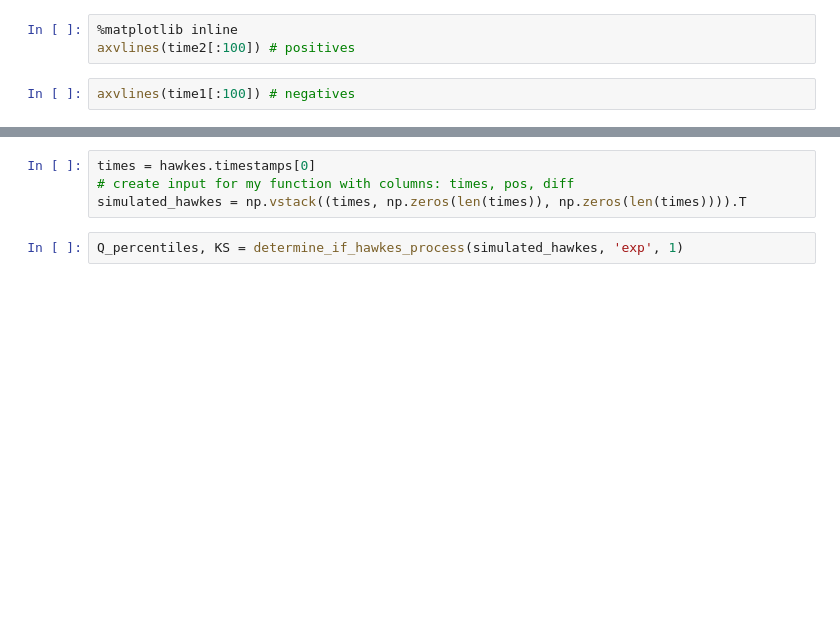
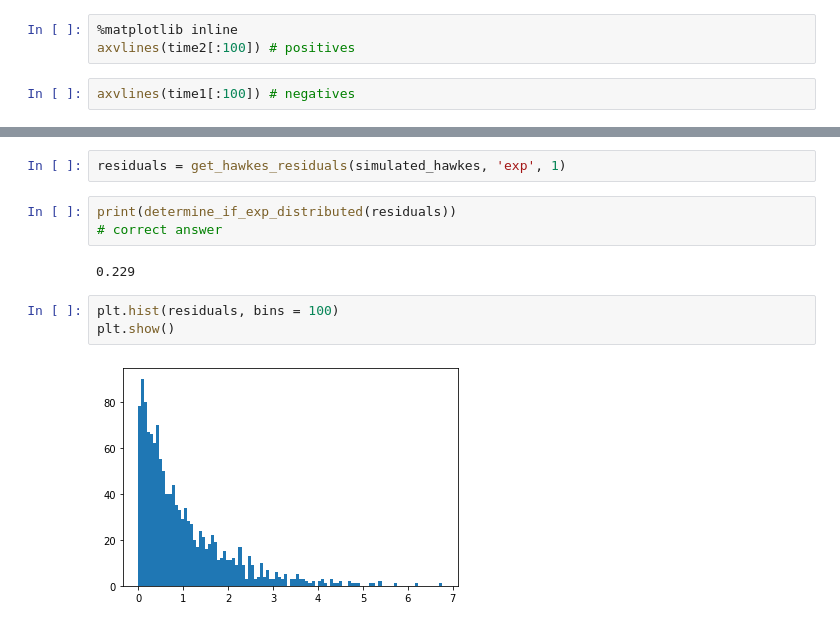
Before and after one commit to irrationomical/OOTM-Option-Pricing-with-Power-Laws-and-News, a Jupyter notebook: HawkesProcess.ipynb, the cells around one changed output, grey strips where cells are left out. Drawn from its saved outputs; the diff is of its cells as text; blank space fills up the shorter version.

Commit message:
added to hawkes_statistical_tests

```diff
--- a/HawkesProcess.ipynb
+++ b/HawkesProcess.ipynb
@@ -988,7 +1001,13 @@ plot_point_process(hawkes, n_points=50000, t_min=10, max_jumps=100, ax=ax)
-# %%
-times = hawkes.timestamps[0]
-# create input for my function with columns: times, pos, diff
-simulated_hawkes = np.vstack((times, np.zeros(len(times)), np.zeros(len(times)))).T
 # %%
-Q_percentiles, KS = determine_if_hawkes_process(simulated_hawkes, 'exp', 1)
+residuals = get_hawkes_residuals(simulated_hawkes, 'exp', 1)
+# %%
+print(determine_if_exp_distributed(residuals))
+# correct answer
+# %% [output]
+0.229
+# %%
+plt.hist(residuals, bins = 100)
+plt.show()
+# %% [output]
+[figure, added]
 # %%
```
Also changed, not shown: parts of 7 cells of this notebook, 2 other files.
